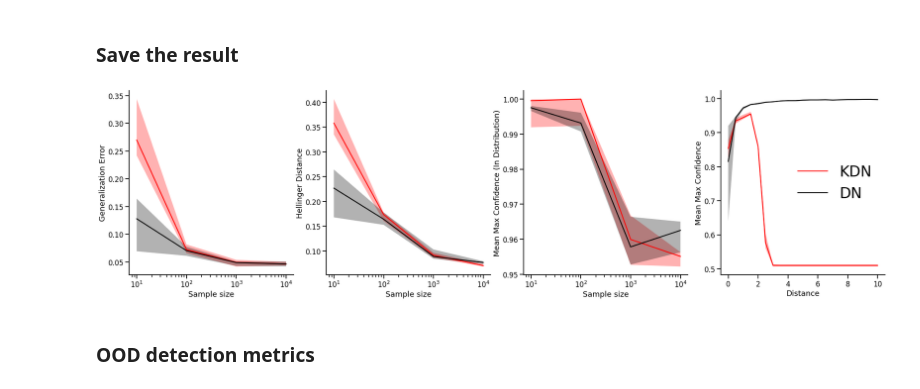
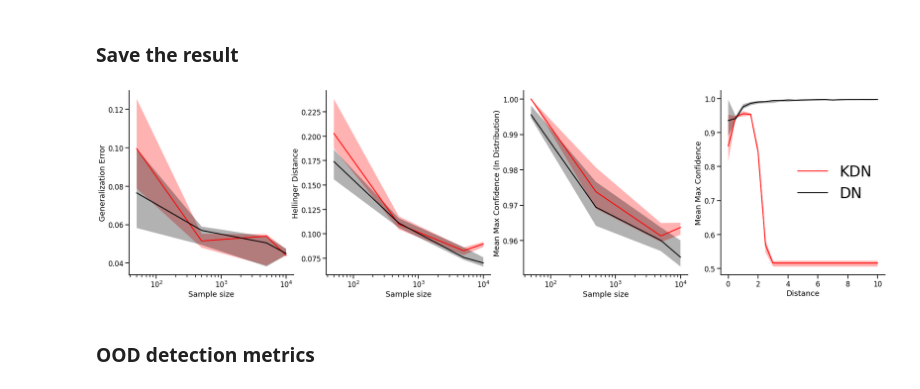
Before and after one commit to neurodata/kdg, a Jupyter notebook: benchmarks/kdn_experiments/gxor.ipynb, the cells around one changed output. Saved outputs shown, nothing was run; the diff lists cells and outputs as text; code cells hidden in the pictures.

```diff
--- a/benchmarks/kdn_experiments/gxor.ipynb
+++ b/benchmarks/kdn_experiments/gxor.ipynb
@@ -40,13 +40,13 @@ fit_kwargs = {
 def getNN(input_size, num_classes):
     network_base = keras.Sequential()
     initializer = keras.initializers.random_normal(seed=0)
-    network_base.add(keras.layers.Dense(1000, kernel_initializer=initializer, input_shape=(input_size,)))
+    network_base.add(keras.layers.Dense(2000, kernel_initializer=initializer, input_shape=(input_size,)))
     network_base.add(keras.layers.Activation(activations.relu))
-    network_base.add(keras.layers.Dense(1000, kernel_initializer=initializer))
+    network_base.add(keras.layers.Dense(2000, kernel_initializer=initializer))
     network_base.add(keras.layers.Activation(activations.relu))
-    network_base.add(keras.layers.Dense(1000, kernel_initializer=initializer))
+    network_base.add(keras.layers.Dense(2000, kernel_initializer=initializer))
     network_base.add(keras.layers.Activation(activations.relu))
-    network_base.add(keras.layers.Dense(1000, kernel_initializer=initializer))
+    network_base.add(keras.layers.Dense(2000, kernel_initializer=initializer))
     network_base.add(keras.layers.Activation(activations.relu))
     network_base.add(keras.layers.Dense(units=num_classes, activation="softmax", kernel_initializer=initializer))
     network_base.compile(**compile_kwargs)
@@ -175,7 +179,7 @@ ax[1].set_aspect("equal")
 import pandas as pd
 
 mc_reps = 10
-sample_size = [10, 100, 1000, 10000]
+sample_size = [50, 500, 5000, 10000]
 n_test = 1000
 
 tp_df = pd.read_csv("../true_posterior/Gaussian_xor_pdf.csv")
@@ -474,7 +478,7 @@ summary = (df,df_out)
 with open(filename, 'wb') as f:
     pickle.dump(summary,f)
 # %%
-sample_size = [10, 100, 1000, 10000]
+sample_size = [50, 500, 5000, 10000]
 
 sns.set_context('talk')
 fig, ax = plt.subplots(1,4, figsize=(32,8))
@@ -522,34 +526,34 @@ ax[2].fill_between(sample_size, df['mmcIn_kdn_25'], df['mmcIn_kdn_75'], facecolo
 ax[2].fill_between(sample_size, df['mmcIn_dn_25'], df['mmcIn_dn_75'], facecolor='k', alpha=.3)
 
 ax[2].set_xscale('log')
 ax[2].set_xlabel('Sample size')
 ax[2].set_ylabel('Mean Max Confidence (In Distribution)')
 
 right_side = ax[2].spines["right"]
 right_side.set_visible(False)
 top_side = ax[2].spines["top"]
 top_side.set_visible(False)
 
 
 r = np.arange(0,10.5,.5)
 ax[3].plot(r, df_out['mmcOut_kdn_med'], c="r", label='KDN')
 ax[3].plot(r, df_out['mmcOut_dn_med'], c="k", label='DN')
 
 ax[3].fill_between(r, df_out['mmcOut_kdn_25'], df_out['mmcOut_kdn_75'], facecolor='r', alpha=.3)
 ax[3].fill_between(r, df_out['mmcOut_dn_25'], df_out['mmcOut_dn_75'], facecolor='k', alpha=.3)
 
 #ax[3].set_xscale('log')
 ax[3].set_xlabel('Distance')
 ax[3].set_ylabel('Mean Max Confidence')
 
 ax[3].legend(fontsize=35, frameon=False)
 
 right_side = ax[3].spines["right"]
 right_side.set_visible(False)
 top_side = ax[3].spines["top"]
 top_side.set_visible(False)
 # %% [output]
-[figure, old version]
+[figure, new version]
 # %% [markdown]
 ### OOD detection metrics
 # %%
```
Also changed, not shown: parts of 7 cells of this notebook, 4 other files.
